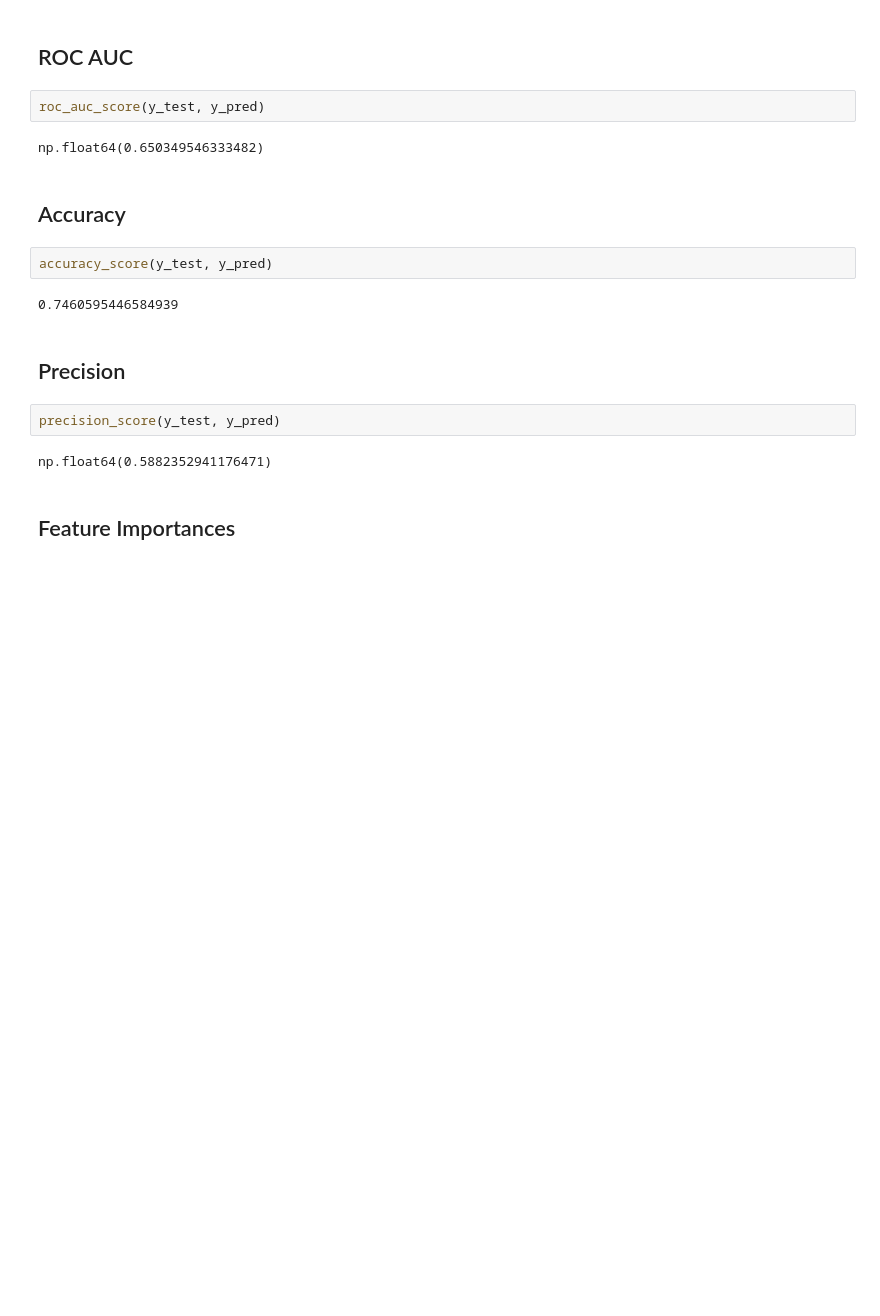
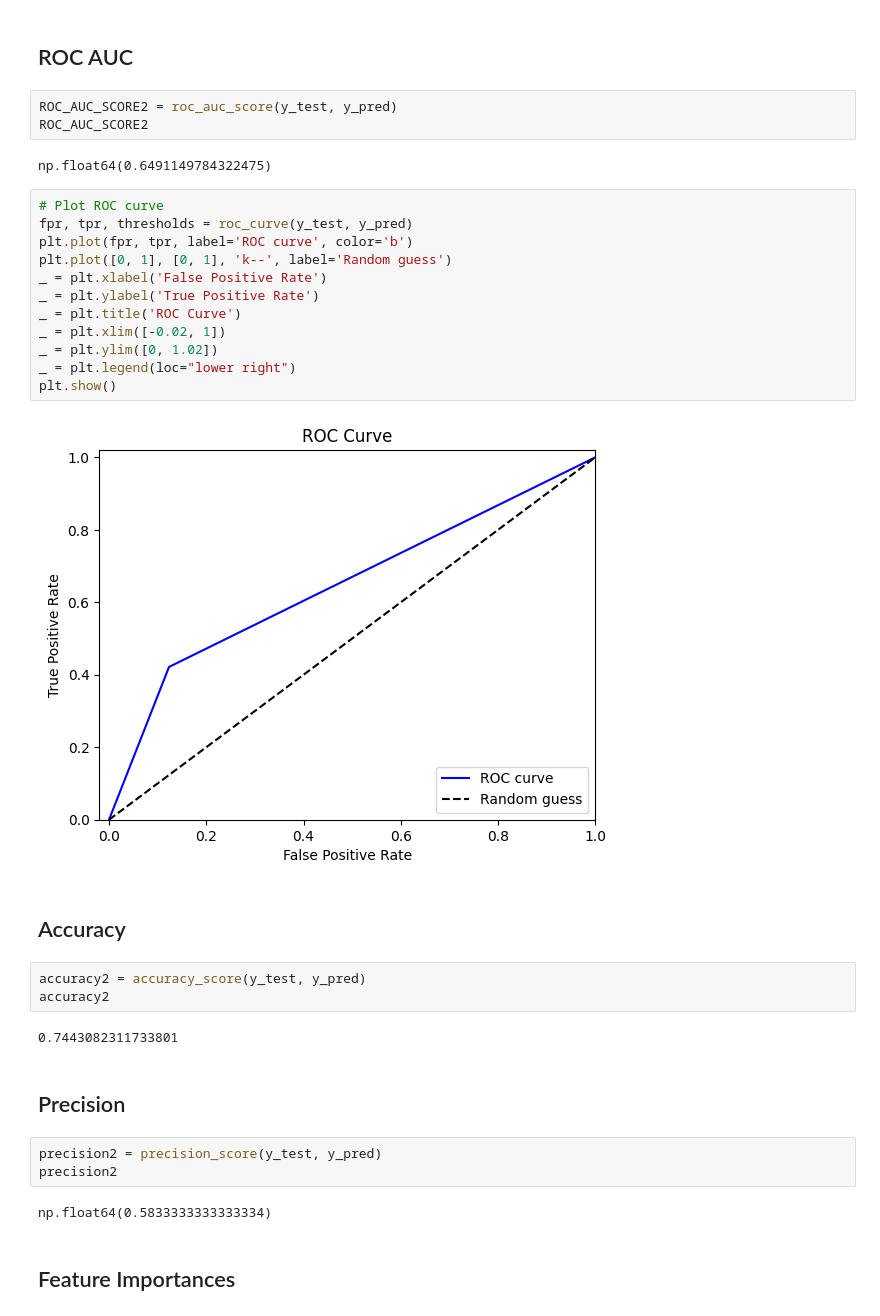
Before and after one commit to benjokapu/tpAvanzadoIA, a Jupyter notebook: analisis.ipynb, the cells around one changed output. Cells and saved outputs as stored; diff of their text form; blank space fills up the shorter version.

```diff
--- a/analisis.ipynb
+++ b/analisis.ipynb
@@ -285,21 +302,38 @@ weighted avg       0.73      0.75      0.73       571
 # %% [markdown]
 ## ROC AUC
 # %%
-roc_auc_score(y_test, y_pred)
+ROC_AUC_SCORE2 = roc_auc_score(y_test, y_pred)
+ROC_AUC_SCORE2
 # %% [output]
-np.float64(0.650349546333482)
+np.float64(0.6491149784322475)
+# %%
+# Plot ROC curve
+fpr, tpr, thresholds = roc_curve(y_test, y_pred)
+plt.plot(fpr, tpr, label='ROC curve', color='b')
+plt.plot([0, 1], [0, 1], 'k--', label='Random guess')
+_ = plt.xlabel('False Positive Rate')
+_ = plt.ylabel('True Positive Rate')
+_ = plt.title('ROC Curve')
+_ = plt.xlim([-0.02, 1])
+_ = plt.ylim([0, 1.02])
+_ = plt.legend(loc="lower right")
+plt.show()
+# %% [output]
+[figure, added]
 # %% [markdown]
 ## Accuracy
 # %%
-accuracy_score(y_test, y_pred)
+accuracy2 = accuracy_score(y_test, y_pred)
+accuracy2
 # %% [output]
-0.7460595446584939
+0.7443082311733801
 # %% [markdown]
 ## Precision
 # %%
-precision_score(y_test, y_pred)
+precision2 = precision_score(y_test, y_pred)
+precision2
 # %% [output]
-np.float64(0.5882352941176471)
+np.float64(0.5833333333333334)
 # %% [markdown]
 ## Feature Importances
 # %%
```
Also changed, not shown: parts of 23 cells of this notebook.
